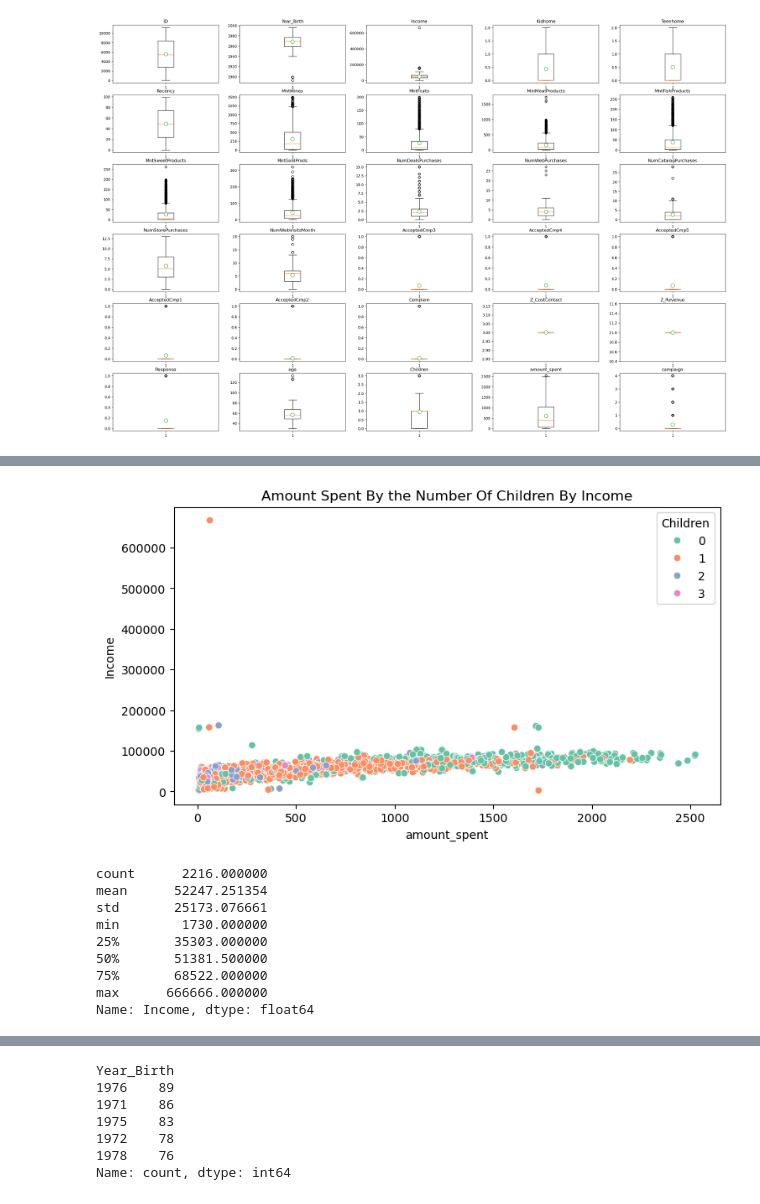
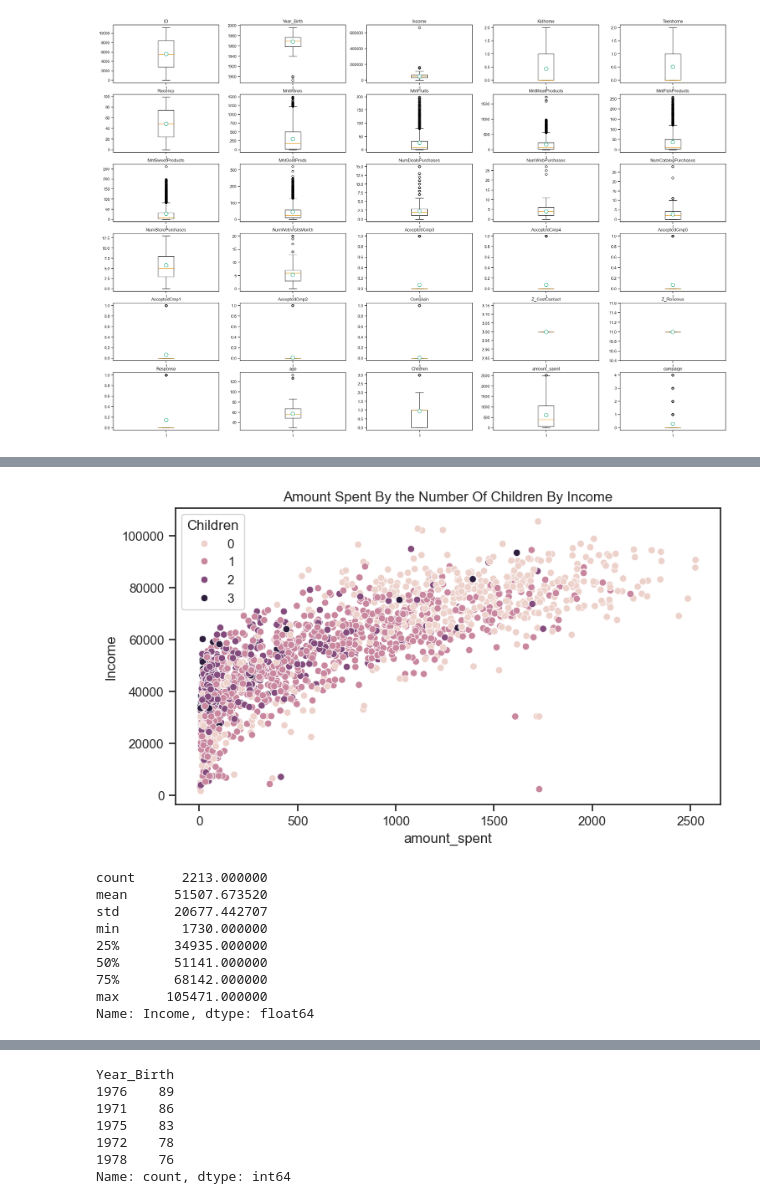
Before and after one commit to bukolastephen/Customer-Segmentation, a Jupyter notebook: main.ipynb, the cells around one changed output, grey strips where cells are left out. Cells and saved outputs as stored; diff of their text form; code cells hidden in the pictures.

```diff
--- a/main.ipynb
+++ b/main.ipynb
@@ -13,3 +14,5 @@ from sklearn.metrics  import silhouette_score
+# %%
+sns.set_theme(style='ticks', palette='colorblind', context='notebook')
 # %%
 df= pd.read_csv(r"C:\Users\MINE\Desktop\Customer Segmentation\customer_segmentation.csv")
 # %% [markdown]
@@ -186,3 +203,5 @@ plt.show()
+# %%
+df= df[df['age']> df['age'].min()]
 # %%
 plt.figure(figsize=(8,5))
 sns.countplot(data= df, x= 'Marital_Status')
@@ -221,23 +240,23 @@ plt.show()
 # %%
 plt.figure(figsize=(8.4,4.6))
 
-sns.scatterplot(data=df, y='Income', x='amount_spent', hue= 'Children', legend='full', palette='Set2')
+sns.scatterplot(data=df, y='Income', x='amount_spent', hue= 'Children',)
 plt.title('Amount Spent By the Number Of Children By Income')
 
 plt.show()
 # %% [output]
-[figure, old version]
+[figure, new version]
 # %%
 df.Income.describe()
 # %% [output]
-count      2216.000000
-mean      52247.251354
-std       25173.076661
+count      2213.000000
+mean      51507.673520
+std       20677.442707
 min        1730.000000
-25%       35303.000000
-50%       51381.500000
-75%       68522.000000
-max      666666.000000
+25%       34935.000000
+50%       51141.000000
+75%       68142.000000
+max      105471.000000
 Name: Income, dtype: float64
 # %%
 plt.figure(figsize=(8.4,4.6))
```
Also changed, not shown: parts of 64 cells of this notebook, 5 other files.
